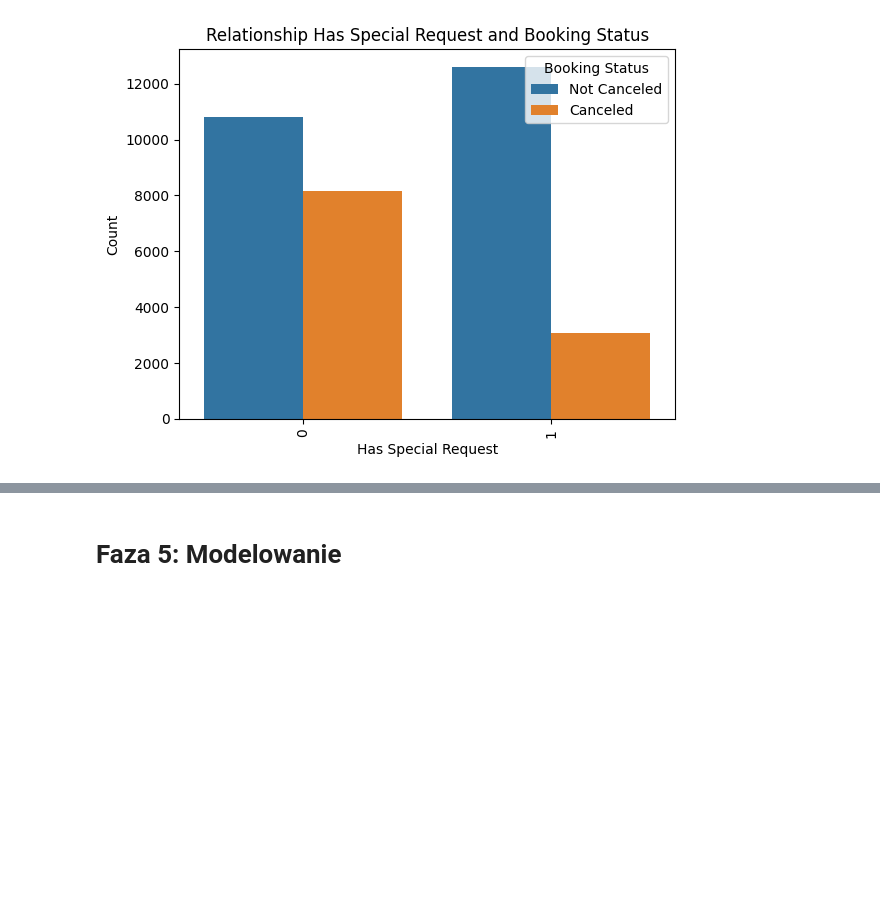
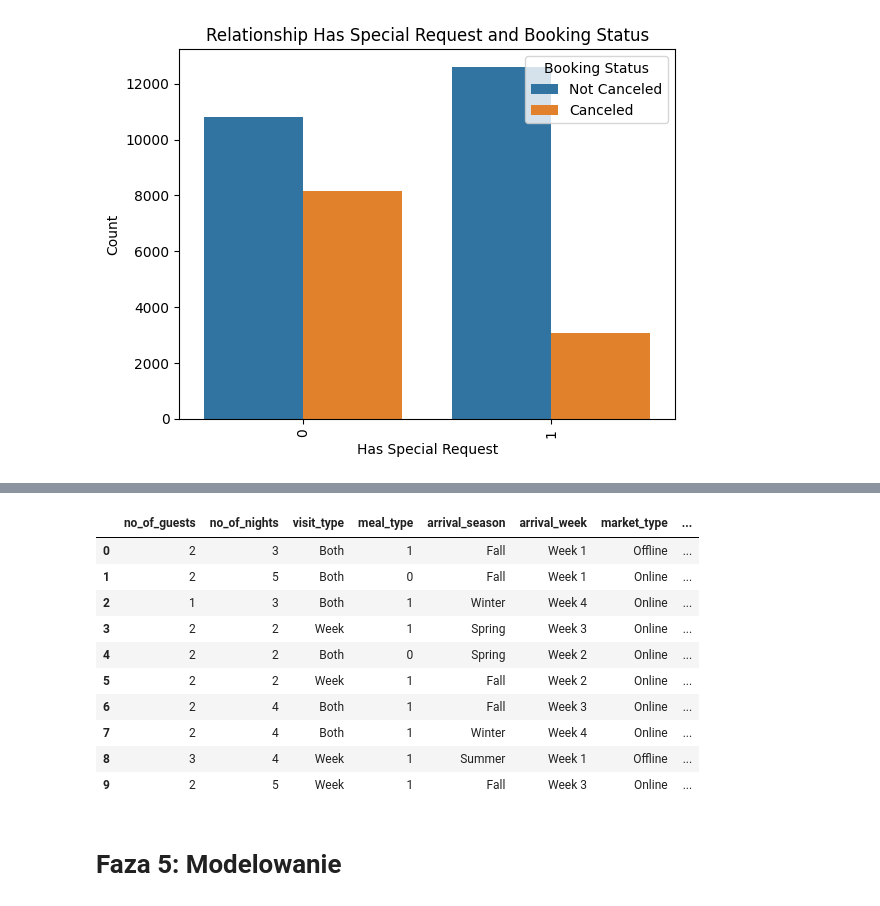
Before and after one commit to mchojna/hotel-reservations-analysis, a Jupyter notebook: main.ipynb, the cells around one changed output, grey strips where cells are left out. Cells and saved outputs as stored; diff of their text form; code cells hidden in the pictures; blank space fills up the shorter version.

Commit message:
Finished first cleaning

```diff
--- a/main.ipynb
+++ b/main.ipynb
@@ -1032,0 +1048,22 @@ hotels['is_canceled'] = (hotels['booking_status'] == 'Canceled').astype(int)
+# %%
+clean_hotels = hotels.drop(columns=['no_of_adults', 'no_of_children', 'no_of_weekend_nights',
+       'no_of_week_nights', 'type_of_meal_plan', 'required_car_parking_space',
+       'lead_time', 'arrival_month', 'arrival_date', 'market_segment_type',
+       'repeated_guest', 'no_of_previous_cancellations',
+       'no_of_previous_bookings_not_canceled', 'avg_price_per_room',
+       'no_of_special_requests', 'booking_status', 'lead_time_log',
+       'lead_time_root', 'avg_price_per_room_log'])
+# %%
+clean_hotels.head(10)
+# %% [output]
+|  | no_of_guests | no_of_nights | visit_type | meal_type | arrival_season | arrival_week | market_type | ... |
+| 0 | 2 | 3 | Both | 1 | Fall | Week 1 | Offline | ... |
+| 1 | 2 | 5 | Both | 0 | Fall | Week 1 | Online | ... |
+| 2 | 1 | 3 | Both | 1 | Winter | Week 4 | Online | ... |
+| 3 | 2 | 2 | Week | 1 | Spring | Week 3 | Online | ... |
+| 4 | 2 | 2 | Both | 0 | Spring | Week 2 | Online | ... |
+| 5 | 2 | 2 | Week | 1 | Fall | Week 2 | Online | ... |
+| 6 | 2 | 4 | Both | 1 | Fall | Week 3 | Online | ... |
+| 7 | 2 | 4 | Both | 1 | Winter | Week 4 | Online | ... |
+| 8 | 3 | 4 | Week | 1 | Summer | Week 1 | Offline | ... |
+| 9 | 2 | 5 | Week | 1 | Fall | Week 3 | Online | ... |
```
Also changed, not shown: parts of 16 cells of this notebook.
